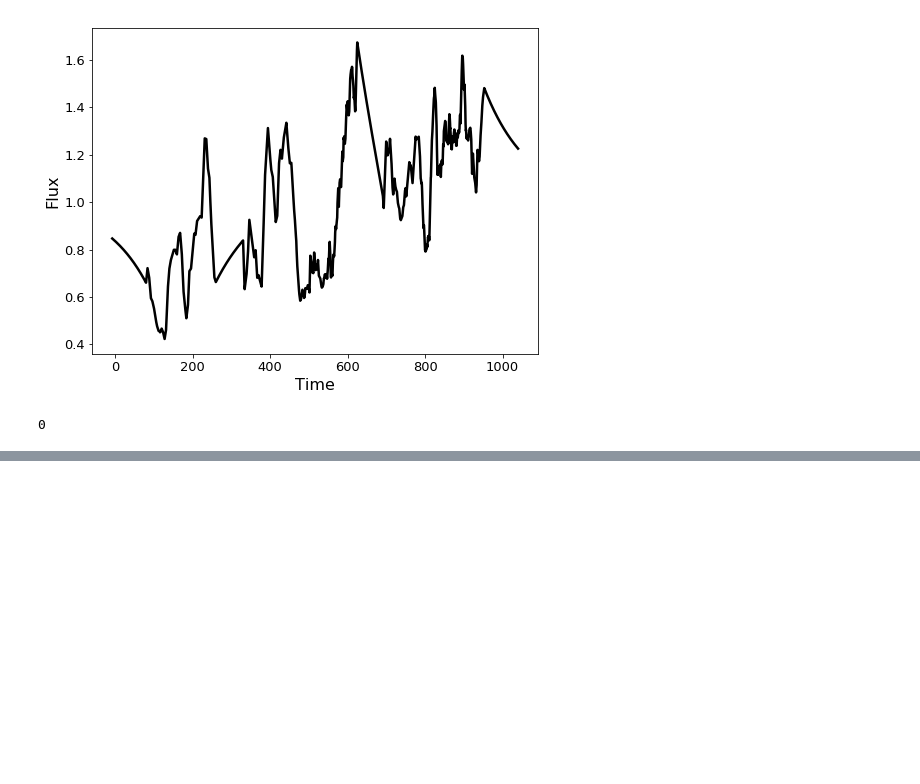
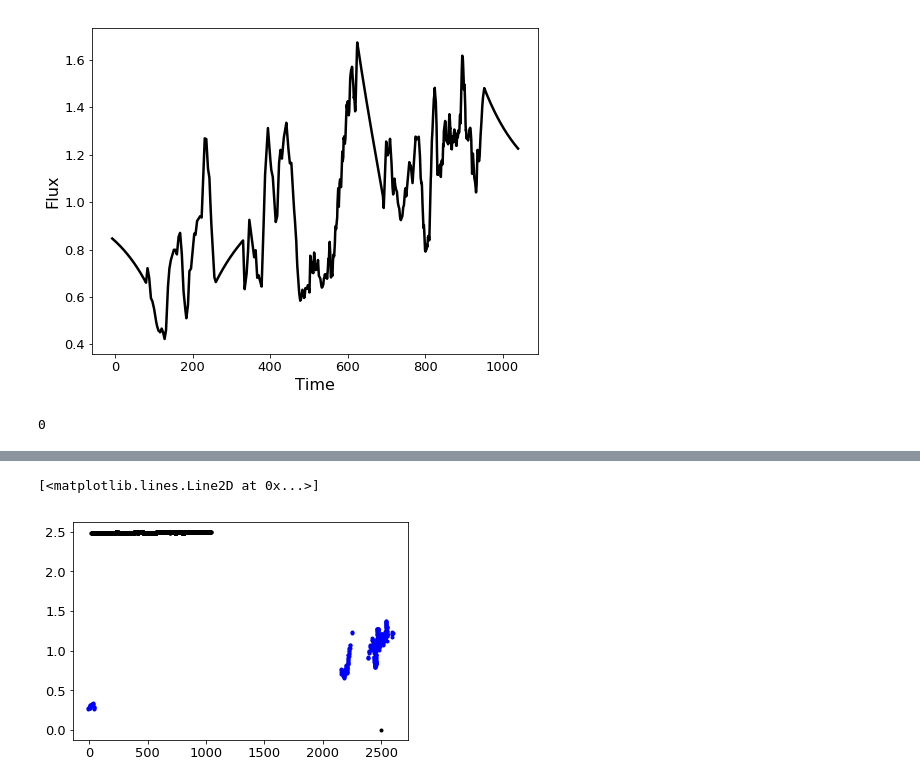
Before and after one commit to husnedereli/Reprocessing_disk, a Jupyter notebook: Compute_UVW2_LC_fitted_with_ADmodel.ipynb, the cells around one changed output, grey strips where cells are left out. Saved outputs shown, nothing was run; the diff lists cells and outputs as text; code cells hidden in the pictures; blank space fills up the shorter version.

```diff
--- a/Compute_UVW2_LC_fitted_with_ADmodel.ipynb
+++ b/Compute_UVW2_LC_fitted_with_ADmodel.ipynb
@@ -122,0 +161,6 @@ plt.plot(T, FLUX, 'k', linewidth=2.5)
+# %%
+plt.plot(T, FLUX, 'k.', linewidth=2.5)
+plt.plot(time_obs, flux_obs, 'b.', linewidth=2.5)
+# %% [output]
+[<matplotlib.lines.Line2D at 0x...>]
+[figure, added]
```
Also changed, not shown: parts of 5 cells of this notebook, 2 other files.
